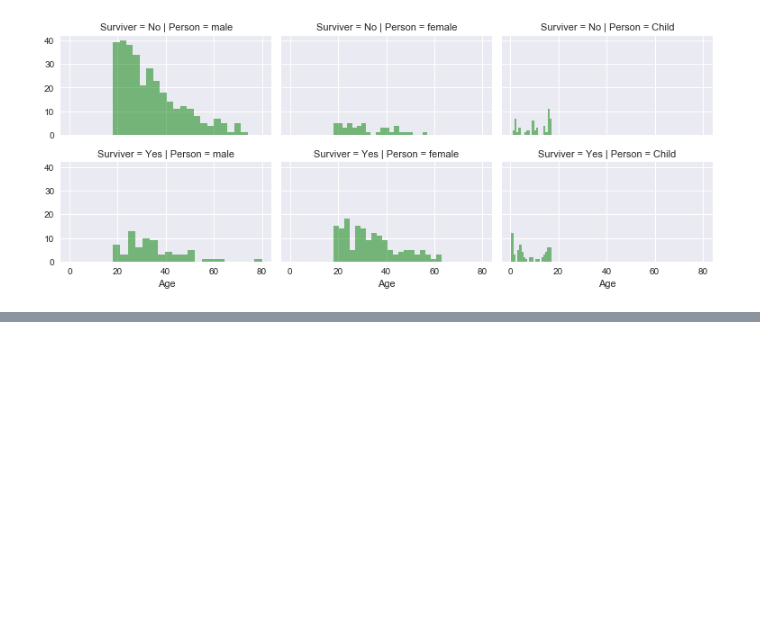
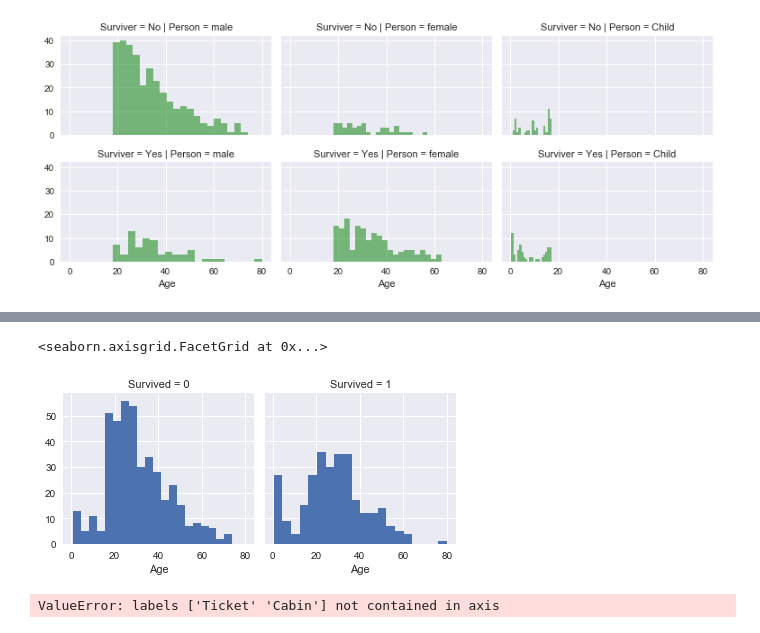
Before and after one commit to abhi0987/data_analysis_py, a Jupyter notebook: titanic.ipynb, the cells around one changed output, grey strips where cells are left out. Drawn from its saved outputs; the diff is of its cells as text; code cells hidden in the pictures; blank space fills up the shorter version.

```diff
--- a/titanic.ipynb
+++ b/titanic.ipynb
@@ -256,0 +272,12 @@ grid.map
+# %%
+g = sns.FacetGrid(df, col='Survived')
+g.map(plt.hist, 'Age', bins=20)
+# %% [output]
+<seaborn.axisgrid.FacetGrid at 0x...>
+[figure, added]
+# %%
+#Drop Ticket and Cabin coloumn
+#By dropping features we are dealing with fewer data points. Speeds up our notebook and eases the analysis.
+df = df.drop(['Ticket','Cabin'],axis=1)
+# %% [output]
+ValueError: labels ['Ticket' 'Cabin'] not contained in axis
```
Also changed, not shown: parts of 7 cells of this notebook.
